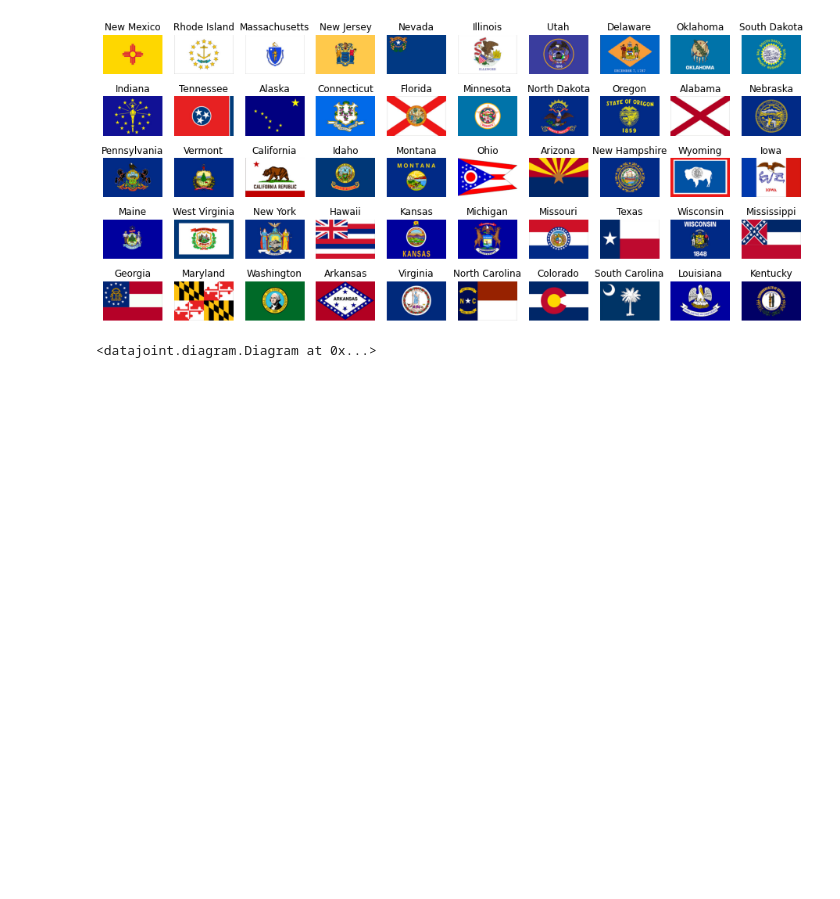
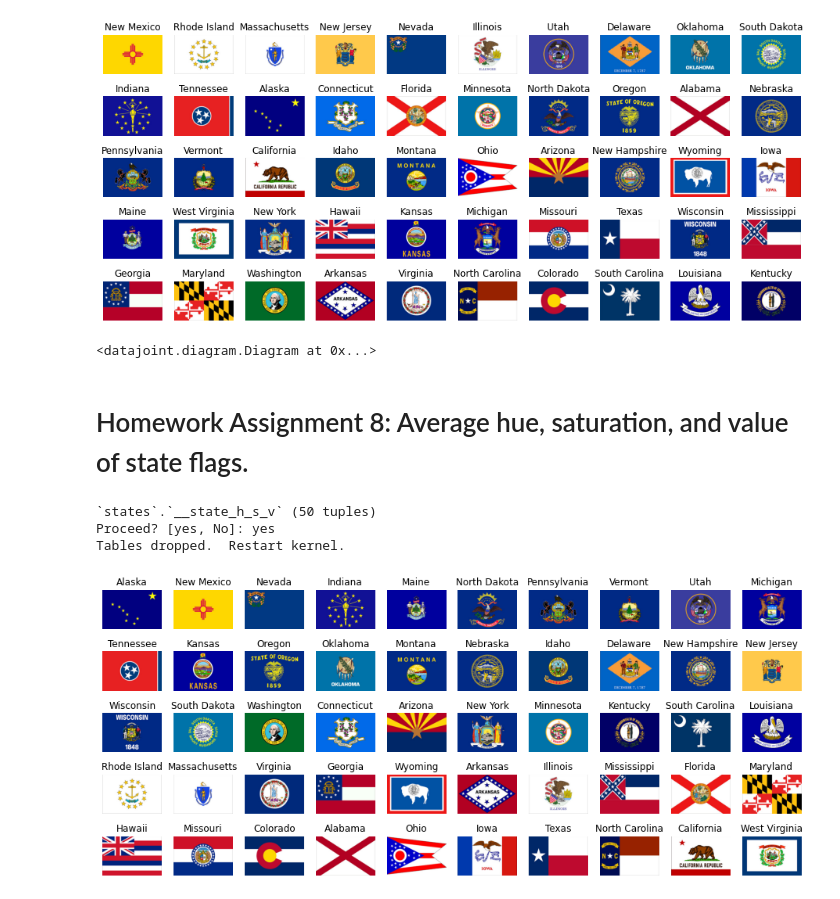
Before and after one commit to MSDS-6311/StyleTransfer, a Jupyter notebook: notebooks/States.ipynb, the cells around one changed output. Drawn from its saved outputs; the diff is of its cells as text; code cells hidden in the pictures; blank space fills up the shorter version.

Commit message:
added HSV table

```diff
--- a/notebooks/States.ipynb
+++ b/notebooks/States.ipynb
@@ -376,3 +372,5 @@ for ax, info in zip(axx.flatten(),
 dj.Diagram(schema)
 # %% [output]
 <datajoint.diagram.Diagram at 0x...>
+# %% [markdown]
+# Homework Assignment 8: Average hue, saturation, and value of state flags.
@@ -378,0 +381,25 @@ dj.Diagram(schema)
+# %%
+StateHSV.drop()
+# %% [output]
+`states`.`__state_h_s_v` (50 tuples)
+Proceed? [yes, No]: yes
+Tables dropped.  Restart kernel.
+# %%
+@schema
+class StateHSV(dj.Computed):
+    definition = """
+    -> FlagSaturation
+    ---
+    hue : float
+    sat : float
+    value : float
+    """
+
+    def make(self, key):
+        img, saturation = (StateFlag *FlagSaturation & key).fetch1('flag_image', 'saturation')
+        imgBGR_HSV = cv2.cvtColor(img, cv2.COLOR_BGR2HSV)
+        h,s,v = cv2.split(imgBGR_HSV)
+        mean1 = img.mean(axis = -1).std()/saturation
+        mean2 = s.mean ()
+        mean3 = v.mean ()
+        self.insert1(dict(key, hue=mean1, sat=mean2, value=mean3))
@@ -378,0 +408,10 @@ dj.Diagram(schema)
+# %%
+fig, axx = plt.subplots(5, 10, figsize=(16, 7))
+
+for ax, info in zip(axx.flatten(),
+                    (StateFlag*State*StateHSV).fetch(as_dict=True, order_by='hue')):
+    ax.imshow(info['flag_image'])
+    ax.set_title(info['state'])
+    ax.axis(False)
+# %% [output]
+[figure, added]
```
Also changed, not shown: parts of 5 cells of this notebook.
